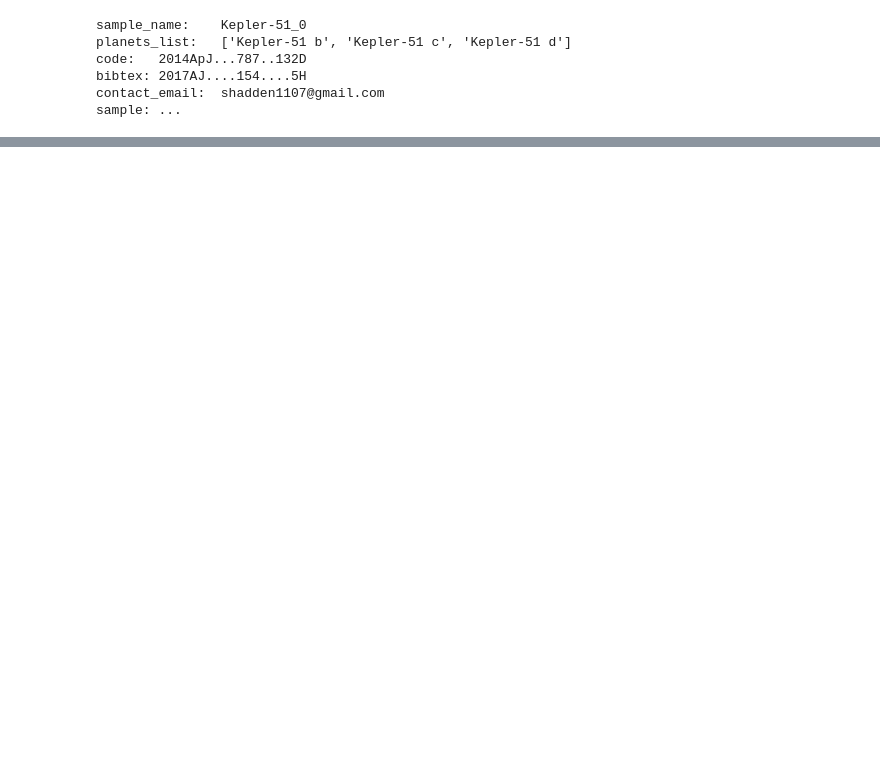
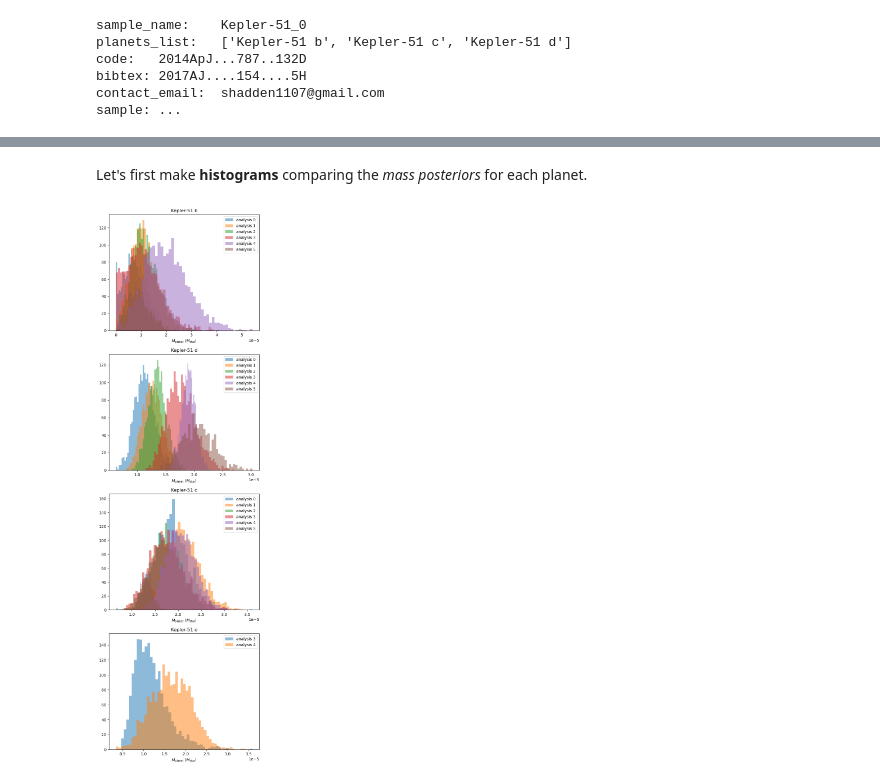
Before and after one commit to adleleu/resonantstate, a Jupyter notebook: nbs/notebook_observations.ipynb, the cells around one changed output, grey strips where cells are left out. Saved outputs shown, nothing was run; the diff lists cells and outputs as text; code cells hidden in the pictures; blank space fills up the shorter version.

```diff
--- a/nbs/notebook_observations.ipynb
+++ b/nbs/notebook_observations.ipynb
@@ -121,0 +197,6 @@ sample: ...
+# %% [markdown]
+Let's first make **histograms** comparing the *mass posteriors* for each planet.
+# %%
+plot_histograms(df_list, param='mass', units='star')
+# %% [output]
+[figure, added]
```
Also changed, not shown: parts of 38 cells of this notebook, 2 other files.
